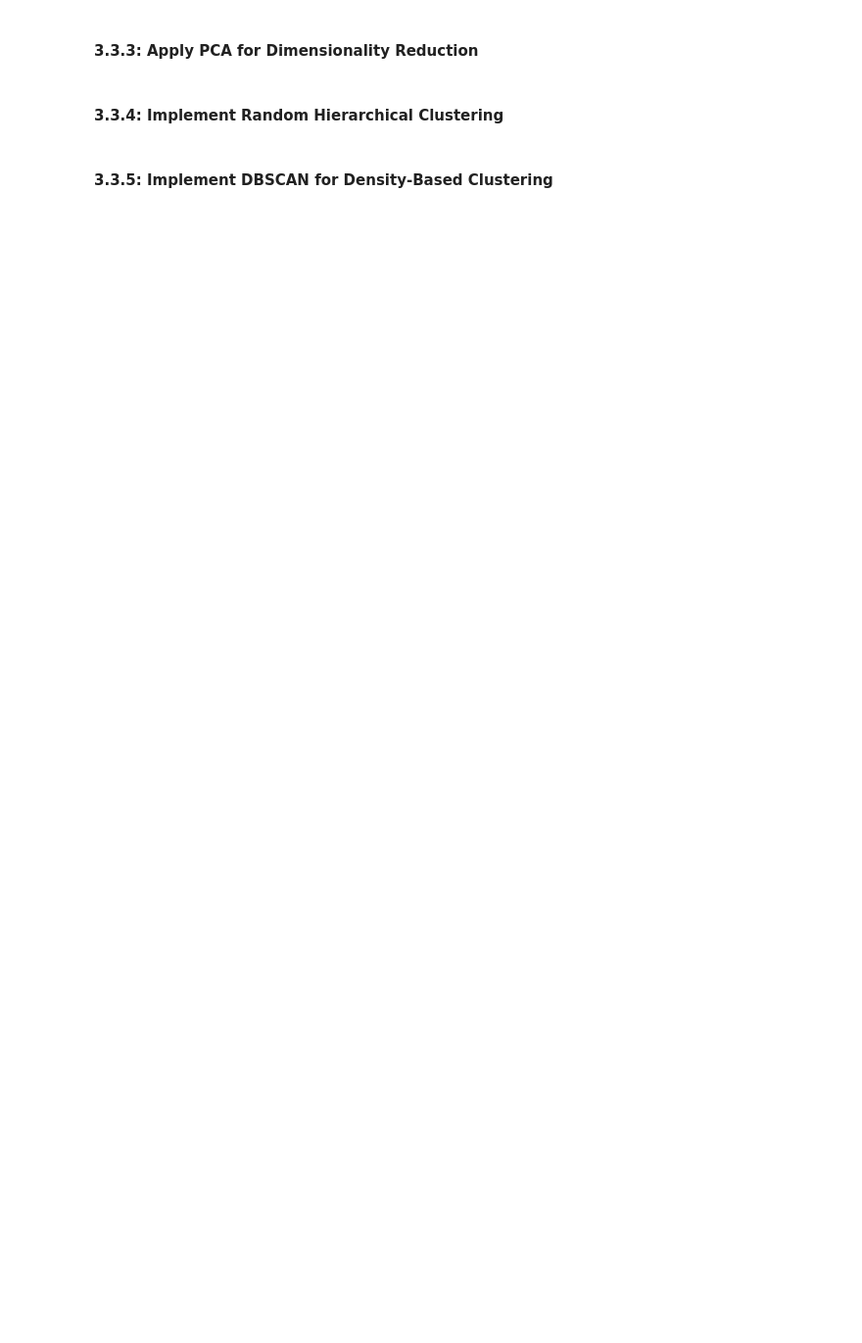
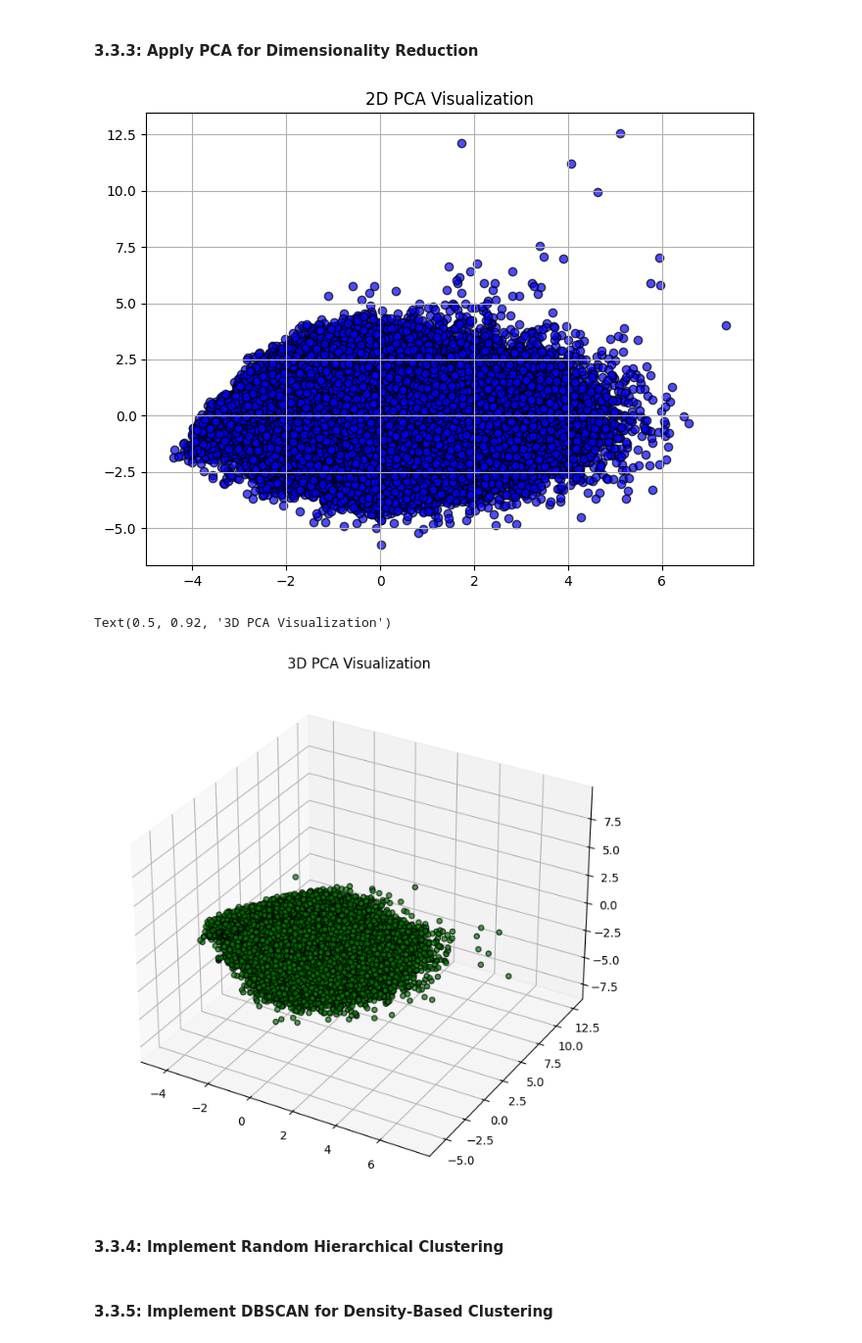
Before and after one commit to MaksBurchard240894/HFG7, a Jupyter notebook: Block B/CreativeBrief_MaksBurchard_240894_ACTUAL.ipynb, the cells around one changed output. Shown at 98% size. Cells and saved outputs as stored; diff of their text form; code cells hidden in the pictures; blank space fills up the shorter version.

```diff
--- a/Block B/CreativeBrief_MaksBurchard_240894_ACTUAL.ipynb
+++ b/Block B/CreativeBrief_MaksBurchard_240894_ACTUAL.ipynb
@@ -790,2 +821,25 @@ print(silhouette_score(df_3, cluster_labels))
+# %%
+from sklearn.decomposition import PCA
+
+PCA_3_2D = PCA(n_components=2, copy=True, whiten=False, svd_solver='auto', tol=0.0, iterated_power='auto', n_oversamples=10, power_iteration_normalizer='auto', random_state=42)
+PCA_3_3D = PCA(n_components=3, copy=True, whiten=False, svd_solver='auto', tol=0.0, iterated_power='auto', n_oversamples=10, power_iteration_normalizer='auto', random_state=42)
+df_3_2D_PCA = PCA_3_2D.fit_transform(df_3_scaled)
+df_3_3D_PCA = PCA_3_3D.fit_transform(df_3_scaled)
+
+plt.figure(figsize=(8, 6))
+plt.scatter(df_3_2D_PCA[:, 0], df_3_2D_PCA[:, 1], c='blue', alpha=0.7, edgecolors='k')
+plt.title("2D PCA Visualization")
+plt.grid()
+plt.show()
+
+fig = plt.figure(figsize=(10, 8))
+ax = fig.add_subplot(111, projection='3d')
+
+ax.scatter(df_3_3D_PCA[:, 0], df_3_3D_PCA[:, 1], df_3_3D_PCA[:, 2], c='green', alpha=0.7, edgecolors='k')
+ax.set_title("3D PCA Visualization")
+# %% [output]
+[figure, added]
+Text(0.5, 0.92, '3D PCA Visualization')
+[figure, added]
 # %% [markdown]
 #### 3.3.4: Implement Random Hierarchical Clustering
```
Also changed, not shown: parts of 12 cells of this notebook, 7 other files.
